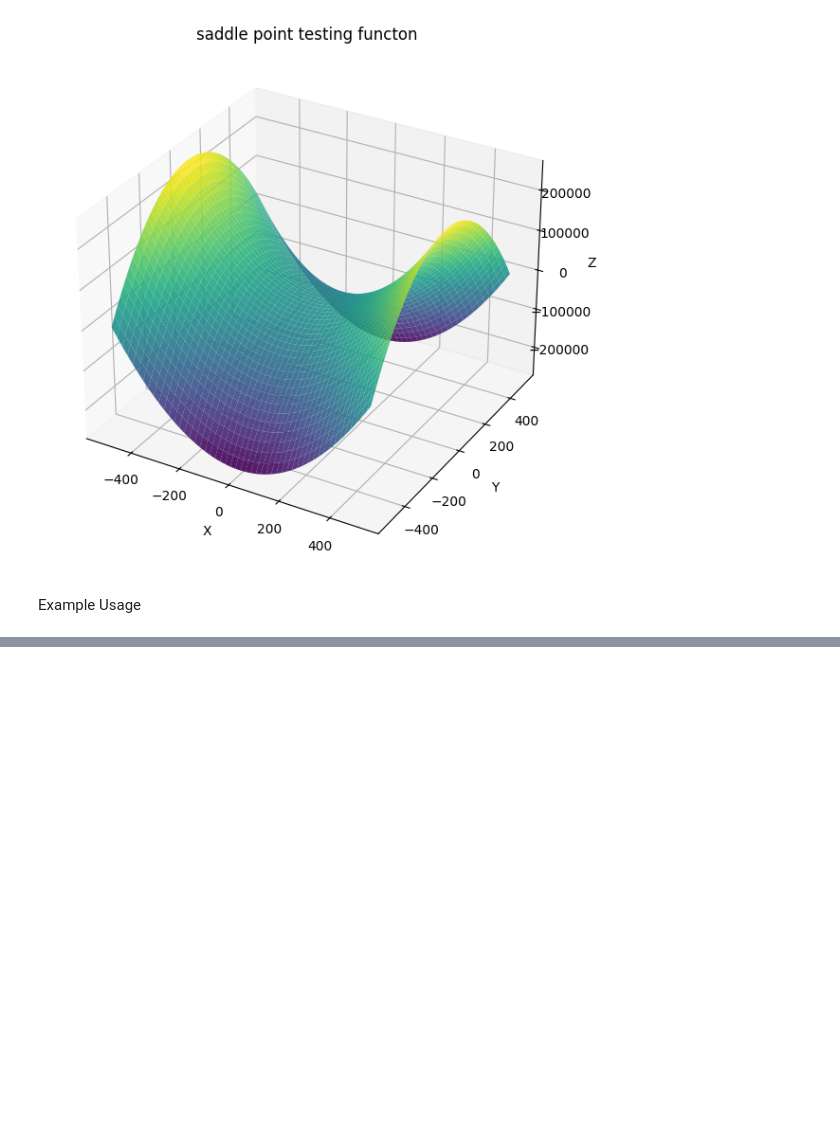
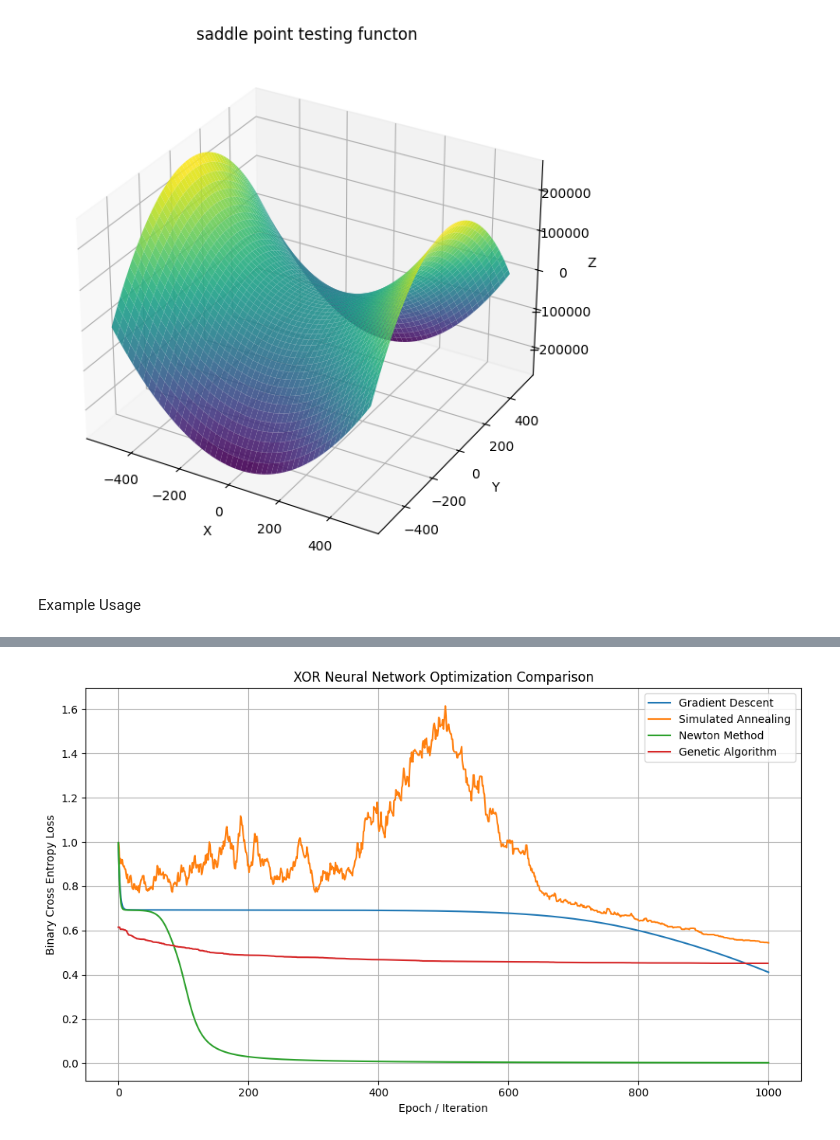
Before and after one commit to Mikolaj-MLP/Optimization-methods, a Jupyter notebook: Optimization_methods.ipynb, the cells around one changed output, grey strips where cells are left out. Drawn from its saved outputs; the diff is of its cells as text; code cells hidden in the pictures; blank space fills up the shorter version.

```diff
--- a/Optimization_methods.ipynb
+++ b/Optimization_methods.ipynb
@@ -234,0 +337,36 @@ Himmelblau Optimization Results:
+# %%
+# --- Run all methods ---
+def hess_identity(w):
+    return np.eye(len(w))  # simplified Hessian approximation
+
+np.random.seed(42)
+w0 = np.random.randn(17) * 0.5
+bounds = np.array([[-3, 3]] * 17)
+
+w_gd, path_gd = gradient_descent(compute_grad, w0, lr=0.1, max_iters=1000)
+loss_gd = [loss_fn(w) for w in path_gd]
+
+w_sa, path_sa = simulated_annealing(loss_fn, w0, bounds, max_iters=1000, temp=10.0, cooling=0.99)
+loss_sa = [loss_fn(w) for w in path_sa]
+
+w_newton, path_newton = newton_method(compute_grad, hess_identity, w0, max_iters=1000)
+loss_newton = [loss_fn(w) for w in path_newton]
+
+w_ga, path_ga = genetic_algorithm(loss_fn, bounds, generations=1000)
+loss_ga = [loss_fn(w) for w in path_ga]
+
+
+plt.figure(figsize=(10, 6))
+plt.plot(loss_gd, label="Gradient Descent")
+plt.plot(loss_sa, label="Simulated Annealing")
+plt.plot(loss_newton, label="Newton Method")
+plt.plot(loss_ga, label="Genetic Algorithm")
+plt.xlabel("Epoch / Iteration")
+plt.ylabel("Binary Cross Entropy Loss")
+plt.title("XOR Neural Network Optimization Comparison")
+plt.legend()
+plt.grid(True)
+plt.tight_layout()
+plt.show()
+# %% [output]
+[figure, added]
```
Also changed, not shown: parts of 8 cells of this notebook.
